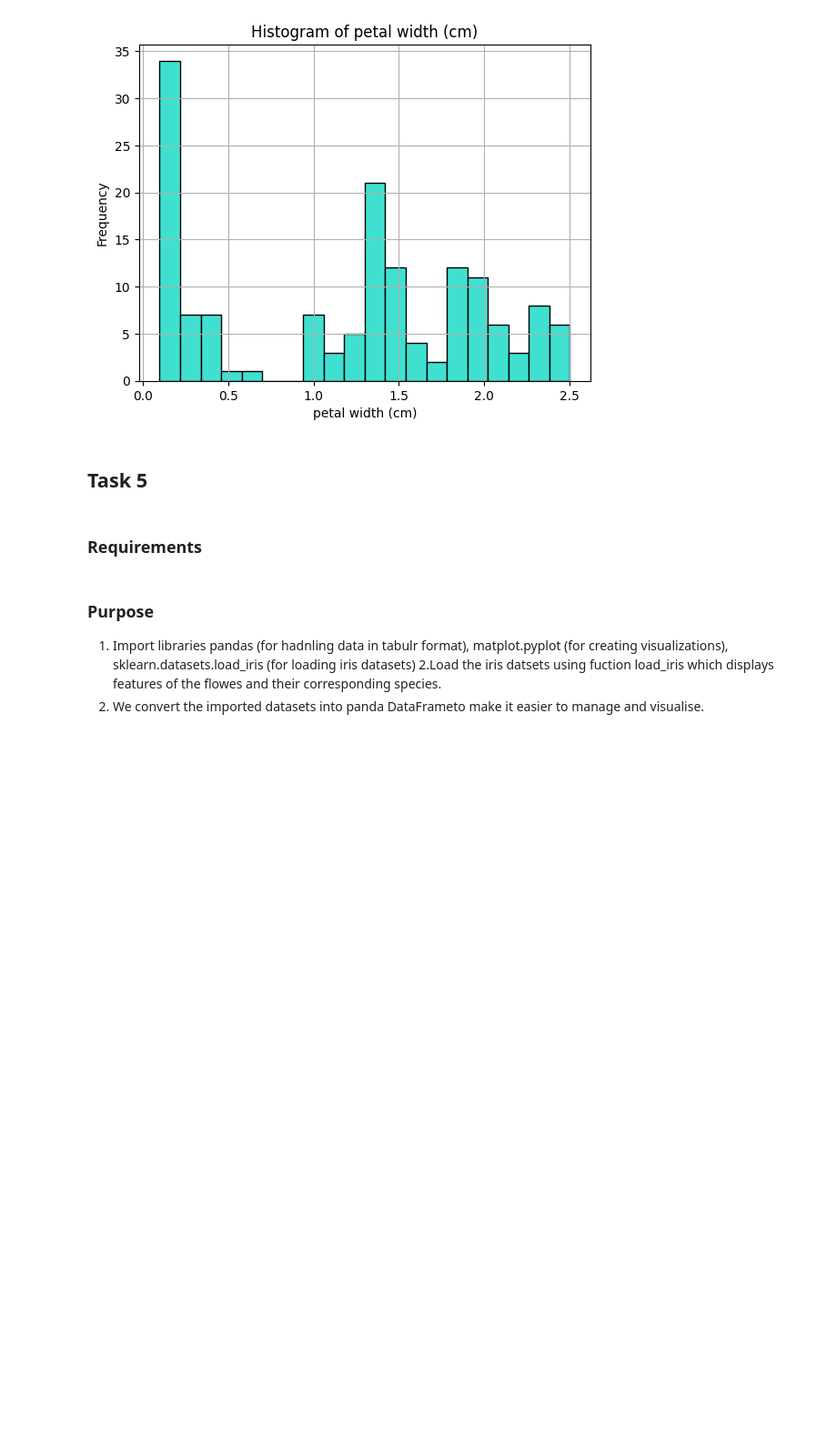
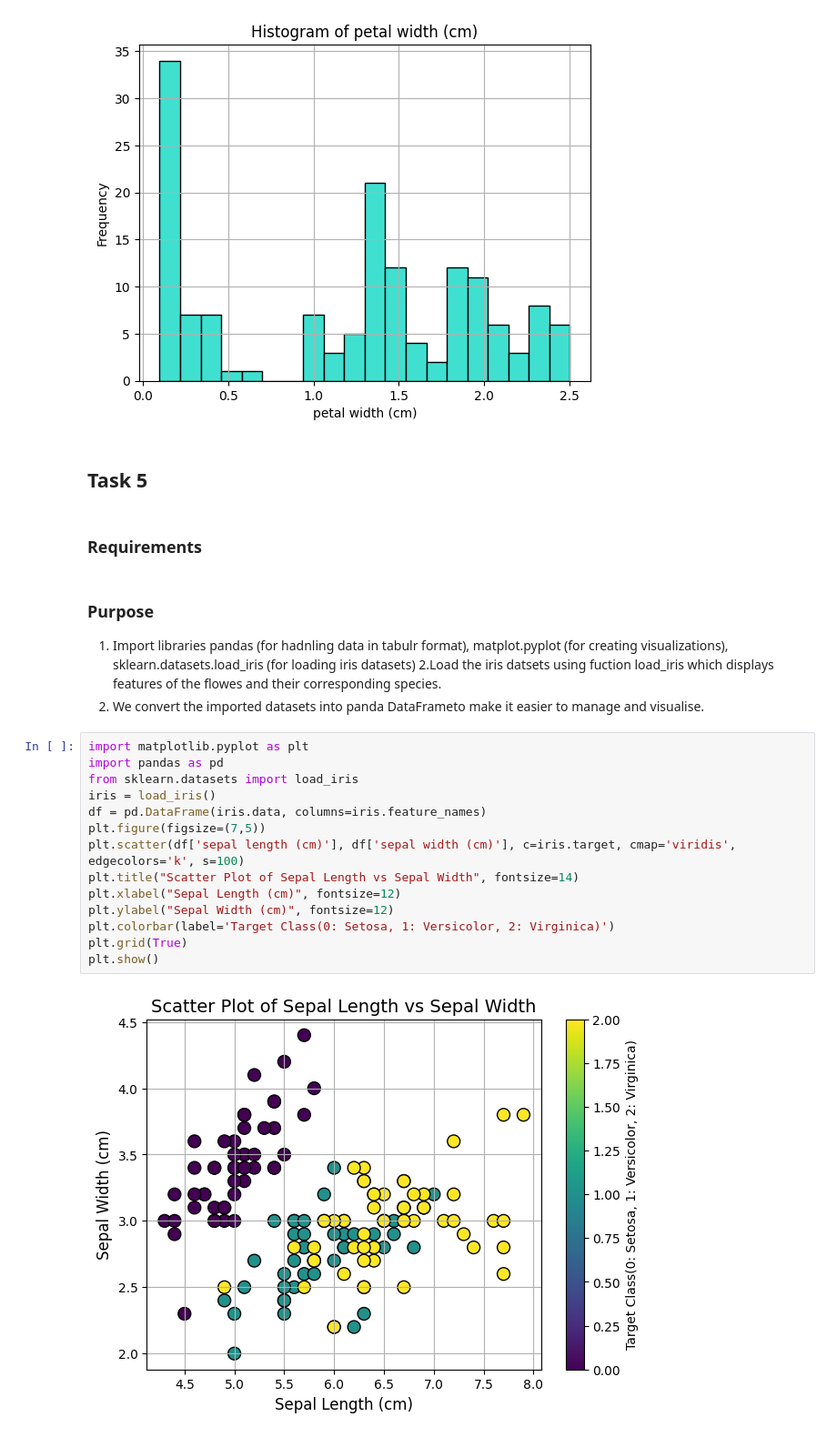
Before and after one commit to Pompi2503/principles-of-data-analyticss, a Jupyter notebook: tasks.ipynb, the cells around one changed output. Shown at 91% size. Drawn from its saved outputs; the diff is of its cells as text; blank space fills up the shorter version.

Commit message:
scatter plot

```diff
--- a/tasks.ipynb
+++ b/tasks.ipynb
@@ -213,3 +213,19 @@ for feature in iris.feature_names:
 1. Import libraries pandas (for hadnling data in tabulr format), matplot.pyplot (for creating visualizations), sklearn.datasets.load_iris (for loading iris datasets)
 2.Load the iris datsets using fuction load_iris which displays features of the flowes and their corresponding species.
 3. We convert the imported datasets into panda DataFrameto make it easier to manage and visualise.
+# %%
+import matplotlib.pyplot as plt
+import pandas as pd
+from sklearn.datasets import load_iris
+iris = load_iris()
+df = pd.DataFrame(iris.data, columns=iris.feature_names)
+plt.figure(figsize=(7,5))
+plt.scatter(df['sepal length (cm)'], df['sepal width (cm)'], c=iris.target, cmap='viridis', edgecolors='k', s=100)
+plt.title("Scatter Plot of Sepal Length vs Sepal Width", fontsize=14)
+plt.xlabel("Sepal Length (cm)", fontsize=12)
+plt.ylabel("Sepal Width (cm)", fontsize=12)
+plt.colorbar(label='Target Class(0: Setosa, 1: Versicolor, 2: Virginica)')
+plt.grid(True)
+plt.show()
+# %% [output]
+[figure, added]
```
